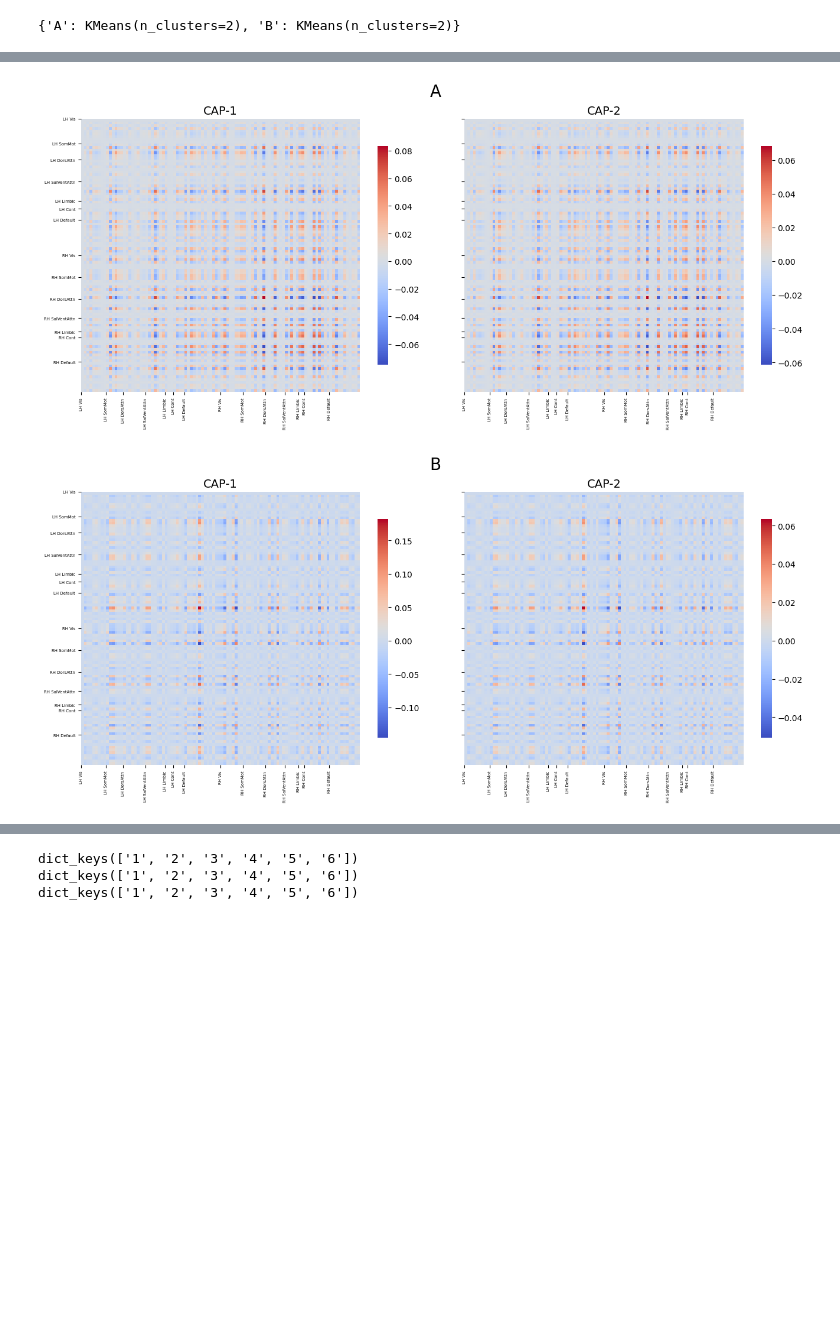
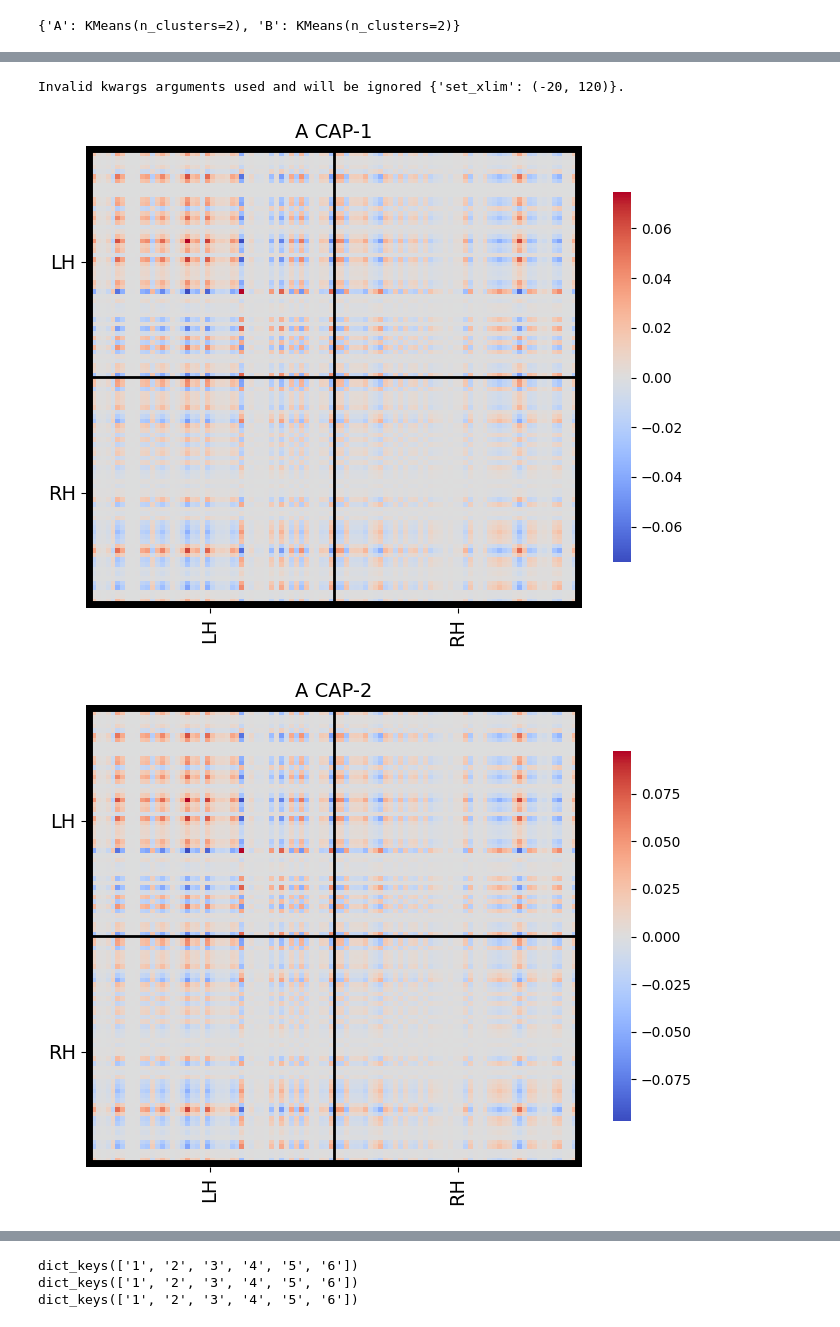
Before and after one commit to donishadsmith/neurocaps, a Jupyter notebook: demo.ipynb, the cells around one changed output, grey strips where cells are left out. Drawn from its saved outputs; the diff is of its cells as text; code cells hidden in the pictures; blank space fills up the shorter version.

Commit message:
add additional plotting kwargs
update log

update log

update demo

update readme and change parameter name

update readme

```diff
--- a/demo.ipynb
+++ b/demo.ipynb
@@ -156,7 +156,8 @@ cap_analysis.caps2plot(subplots=True, xlabel_rotation=90, hspace=0.6, tight_layo
 # %%
 # Change scope from network to nodes
 
-cap_analysis.caps2plot(subplots=True, yticklabels_size=5, wspace = 0.1, visual_scope="nodes", xlabel_rotation=90, xticklabels_size = 5, hspace = 0.6, tight_layout = False)
+cap_analysis.caps2plot(subplots=False, yticklabels_size=14, wspace = 0.1, visual_scope="nodes", xlabel_rotation=90, xticklabels_size = 14, hspace = 0.6, tight_layout = False, hemisphere_labels=True, borderwidths=10, set_xlim = (-20, 120), linewidths=2)
 # %% [output]
+Invalid kwargs arguments used and will be ignored {'set_xlim': (-20, 120)}.
-[figure, old version]
+[figure, new version]
-[figure, old version]
+[figure, new version]
```
Also changed, not shown: parts of 25 cells of this notebook, 5 other files.
